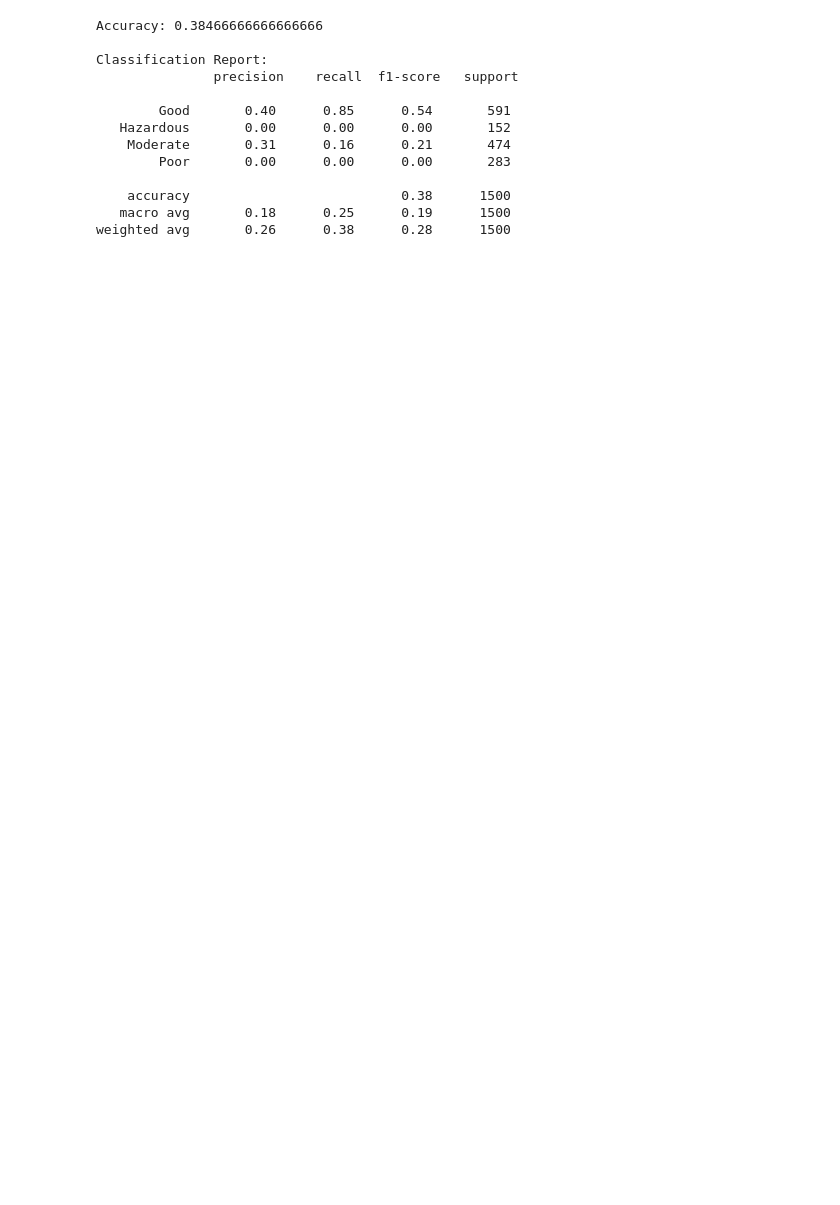
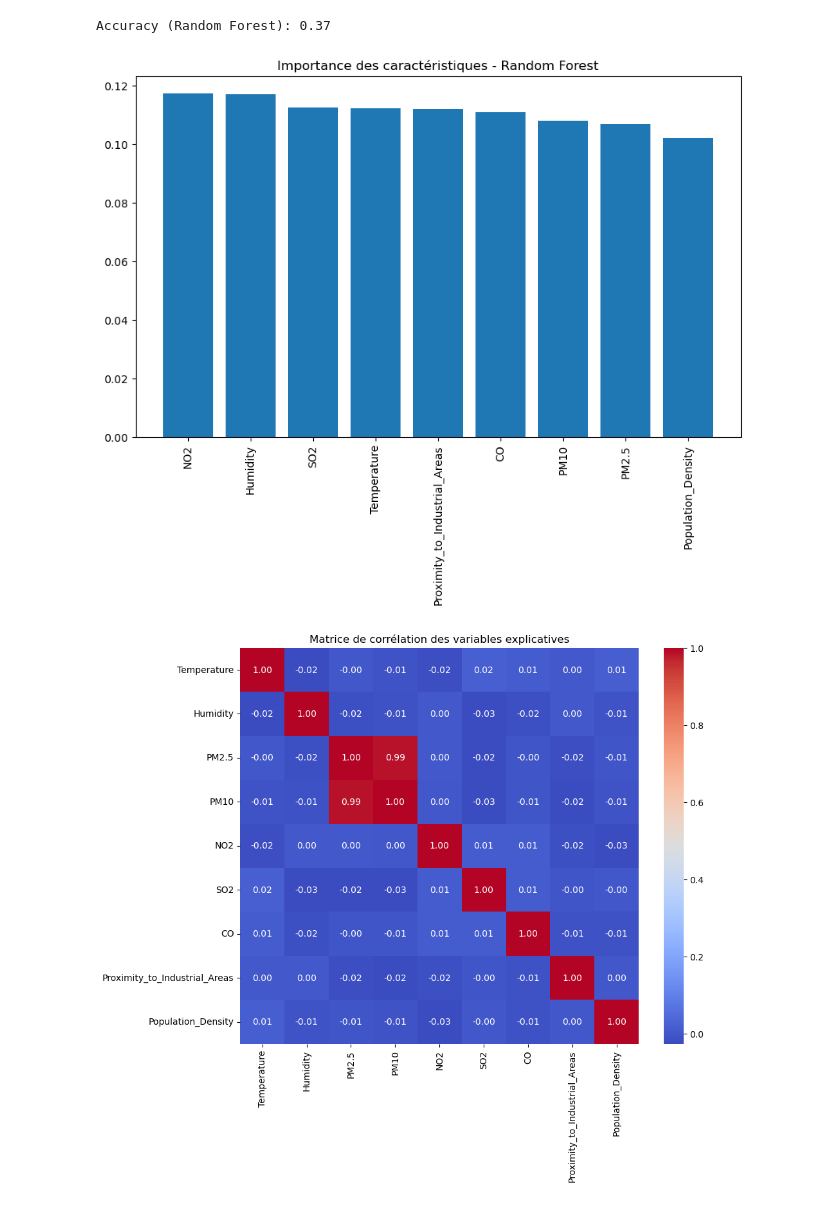
Before and after one commit to Enzo-Mauclair/dc5-mauclair-machine-learning, a Jupyter notebook: pollution_data.ipynb, the cells around one changed output. Saved outputs shown, nothing was run; the diff lists cells and outputs as text; code cells hidden in the pictures; blank space fills up the shorter version.

Commit message:
V2 avec les deux modèles

```diff
--- a/pollution_data.ipynb
+++ b/pollution_data.ipynb
@@ -1,47 +1,61 @@
 # %%
 # Importation des bibliothèques nécessaires
 import pandas as pd
 from sklearn.model_selection import train_test_split
 from sklearn.ensemble import RandomForestClassifier
 from sklearn.preprocessing import LabelEncoder
-from sklearn.metrics import classification_report, accuracy_score
+from sklearn.metrics import accuracy_score
+import matplotlib.pyplot as plt
+import seaborn as sns
+import numpy as np
 
 # Chargement des données
-data = pd.read_csv('pollution.csv')  # Remplacez par le chemin de votre fichier si nécessaire
+data = pd.read_csv('pollution.csv')
 
 # Préparation des données
-# Extraction de la colonne explicative et de la colonne cible
-X = data[['Population_Density']]
-y = data['Air Quality']
+X = data.drop(columns=['Air Quality'])  # Variables explicatives
+y = data['Air Quality']                # Variable cible
 
-# Encodage des labels de la cible
+# Encodage de la variable cible
 label_encoder = LabelEncoder()
 y_encoded = label_encoder.fit_transform(y)
 
 # Division des données en ensembles d'entraînement et de test
 X_train, X_test, y_train, y_test = train_test_split(X, y_encoded, test_size=0.3, random_state=42)
 
-# Création et entraînement du modèle
+# Modèle Random Forest
 rf_model = RandomForestClassifier(random_state=42, n_estimators=100)
 rf_model.fit(X_train, y_train)
-
-# Prédictions
-y_pred = rf_model.predict(X_test)
+y_pred_rf = rf_model.predict(X_test)
 
 # Évaluation du modèle
-print("Accuracy:", accuracy_score(y_test, y_pred))
-print("\nClassification Report:\n", classification_report(y_test, y_pred, target_names=label_encoder.classes_))
+accuracy = accuracy_score(y_test, y_pred_rf)
+print(f"Accuracy (Random Forest): {accuracy:.2f}")
+
+# Visualisation de l'importance des caractéristiques
+feature_importances = rf_model.feature_importances_
+sorted_indices = np.argsort(feature_importances)[::-1]
+plt.figure(figsize=(10, 6))
+plt.bar(range(X.shape[1]), feature_importances[sorted_indices], align="center")
+plt.xticks(range(X.shape[1]), X.columns[sorted_indices], rotation=90)
+plt.title("Importance des caractéristiques - Random Forest")
+plt.show()
+
+# Matrice de corrélation
+correlation_matrix = data.drop(columns=['Air Quality']).corr()
+plt.figure(figsize=(10, 8))
+sns.heatmap(correlation_matrix, annot=True, fmt=".2f", cmap="coolwarm", cbar=True)
+plt.title("Matrice de corrélation des variables explicatives")
+plt.show()
+
+# Distribution des classes de la variable cible
+plt.figure(figsize=(8, 6))
+sns.countplot(x="Air Quality", data=data, order=data['Air Quality'].value_counts().index)
+plt.title("Distribution des classes - Air Quality")
+plt.xlabel("Qualité de l'air")
+plt.ylabel("Nombre d'occurrences")
+plt.show()
 # %% [output]
-Accuracy: 0.38466666666666666
-
-Classification Report:
-               precision    recall  f1-score   support
-
-        Good       0.40      0.85      0.54       591
-   Hazardous       0.00      0.00      0.00       152
-    Moderate       0.31      0.16      0.21       474
-        Poor       0.00      0.00      0.00       283
-
-    accuracy                           0.38      1500
-   macro avg       0.18      0.25      0.19      1500
-weighted avg       0.26      0.38      0.28      1500
+Accuracy (Random Forest): 0.37
+[figure, added]
+[figure, added]
```
Also changed, not shown: parts of 4 cells of this notebook, 1 other file.
